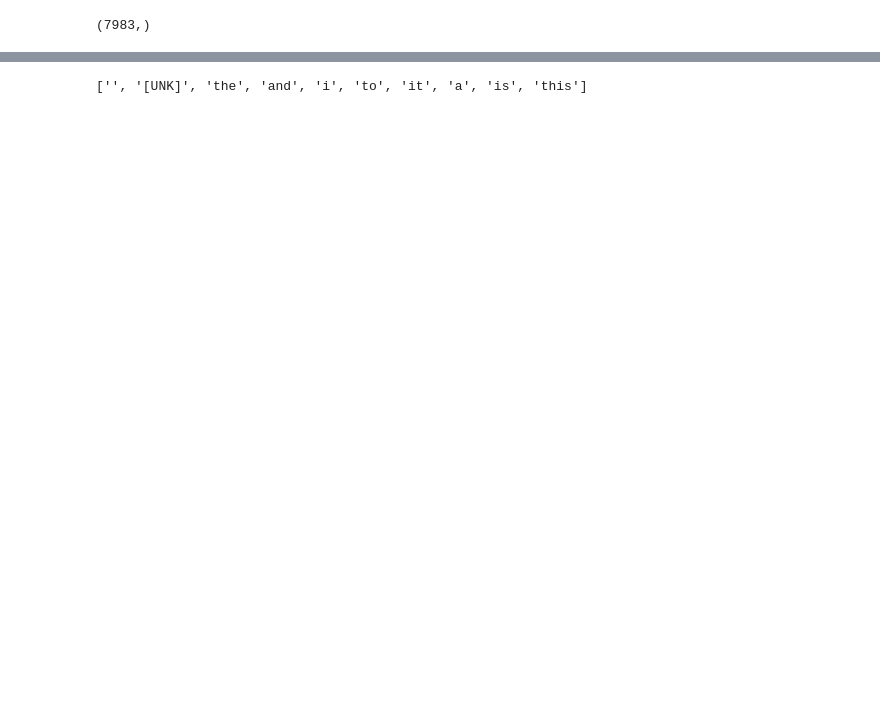
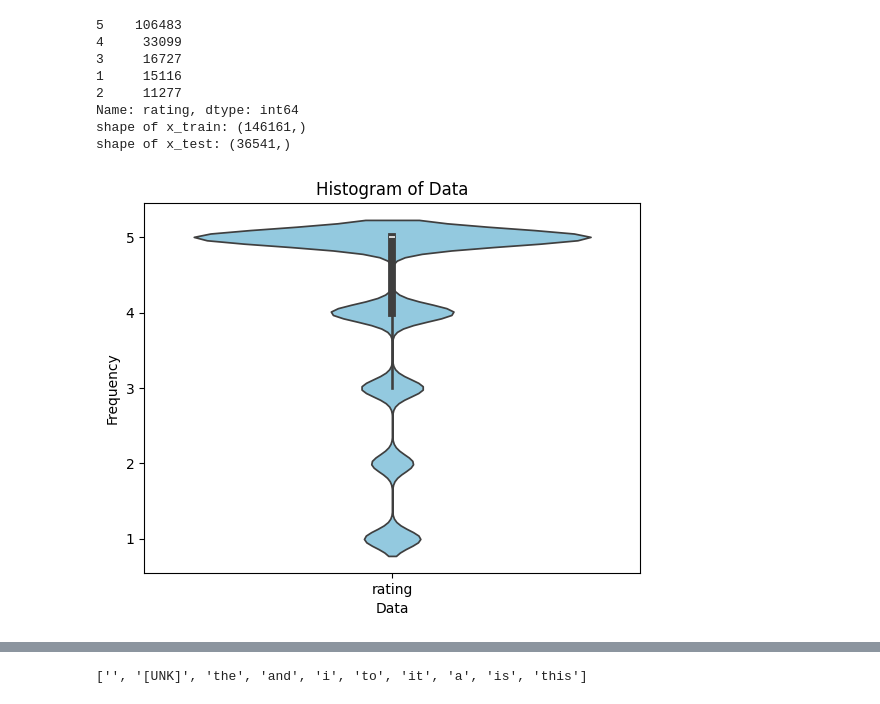
Before and after one commit to HoseinNekouei/RNN-Exercise, a Jupyter notebook: Amazon_sentiment_classification.ipynb, the cells around one changed output, grey strips where cells are left out. Drawn from its saved outputs; the diff is of its cells as text; code cells hidden in the pictures; blank space fills up the shorter version.

```diff
--- a/Amazon_sentiment_classification.ipynb
+++ b/Amazon_sentiment_classification.ipynb
@@ -21,7 +21,7 @@ BATCH_SIZE = 64
 # %%
 # Read cvs file in memory
 data = pd.read_csv('/content/drive/MyDrive/dataset/amazon_baby.csv',
-                   usecols=[1,2],nrows=10000)
+                   usecols=[1,2])
 
 # drop null reviews
 empty_idxs = data[data['review'].isnull()].index
@@ -30,12 +30,59 @@ data.drop(empty_idxs, inplace=True)
 features = data['review'].astype(str)
 labels = data['rating'].apply(lambda x: 0 if x > 0 and x <=2 else 1)
 
+print(data['rating'].value_counts())
+
 # Split dataset into training and testing dataset
 x_train, x_test, y_train, y_test = train_test_split(features,
                                                     labels,
                                                     test_size=0.2,
                                                     random_state= 42,
                                                     shuffle=True)
-print(x_train.shape)
+print(f'shape of x_train: {x_train.shape}')
+print(f'shape of x_test: {x_test.shape}')
 # %% [output]
-(7983,)
+5    106483
+4     33099
+3     16727
+1     15116
+2     11277
+Name: rating, dtype: int64
+shape of x_train: (146161,)
+shape of x_test: (36541,)
+# %%
+import seaborn as sns
+
+# Plot a histogram
+sns.violinplot(data=[data['rating']], color='skyblue')
+plt.xlabel('Data')
+plt.ylabel('Frequency')
+plt.title('Histogram of Data')
+plt.show()
+
+# # Plot a histogram
+# plt.hist(data['rating'], bins=10, color='skyblue', edgecolor='black')
+# plt.xlabel('Data')
+# plt.ylabel('Frequency')
+# plt.title('Histogram of Data')
+# plt.show()
+
+# # Plot a box plot
+# plt.boxplot(data['rating'])
+# plt.ylabel('Data')
+# plt.title('Box Plot of Data')
+# plt.show()
+
+# # Plot a box plot
+# plt.boxplot(data['rating'])
+# plt.ylabel('Data')
+# plt.title('Box Plot of Data')
+# plt.show()
+
+# # Plot a density plot
+# sns.kdeplot(data['rating'], fill=True, color='skyblue')
+# plt.xlabel('Data')
+# plt.ylabel('Density')
+# plt.title('Density Plot of Data')
+# plt.show()
+# %% [output]
+[figure, added]
```
Also changed, not shown: parts of 4 cells of this notebook.
